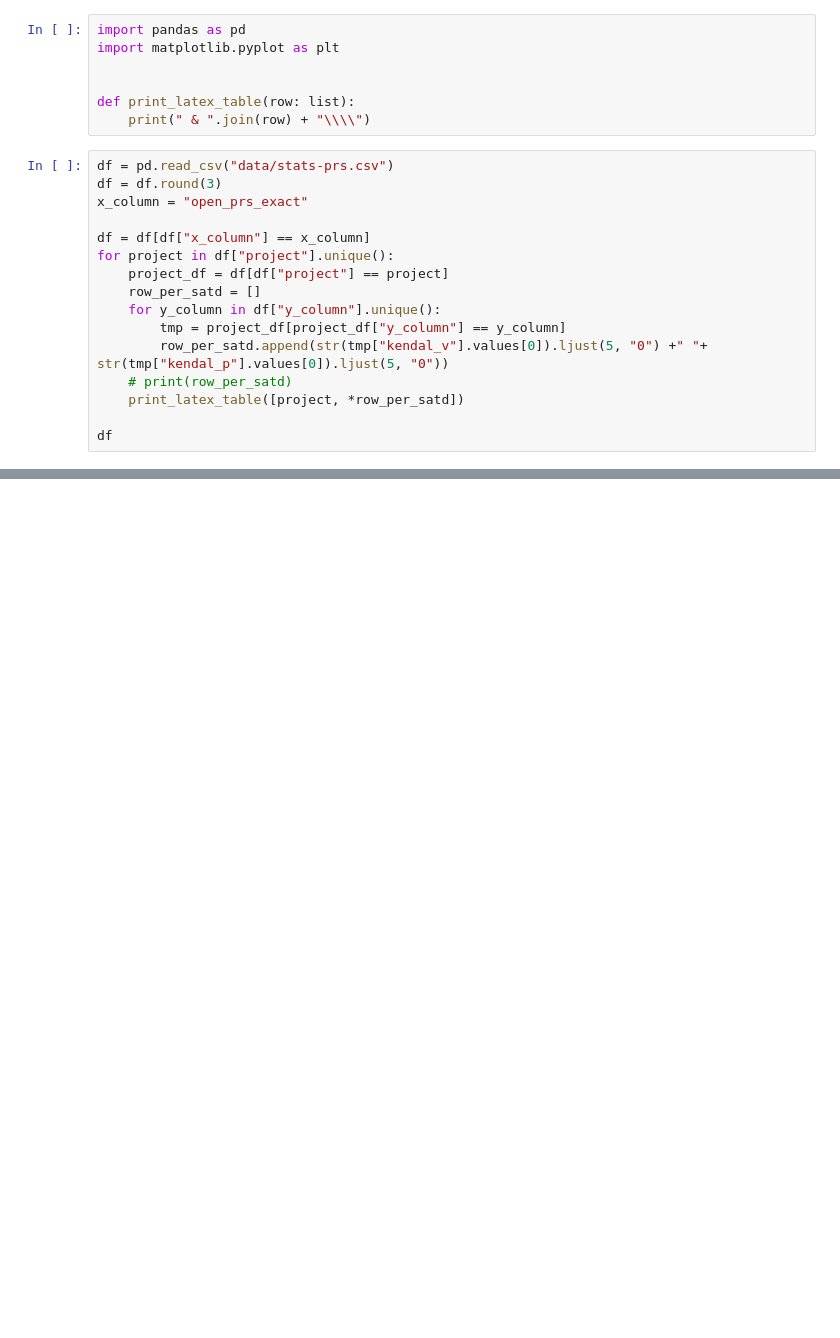
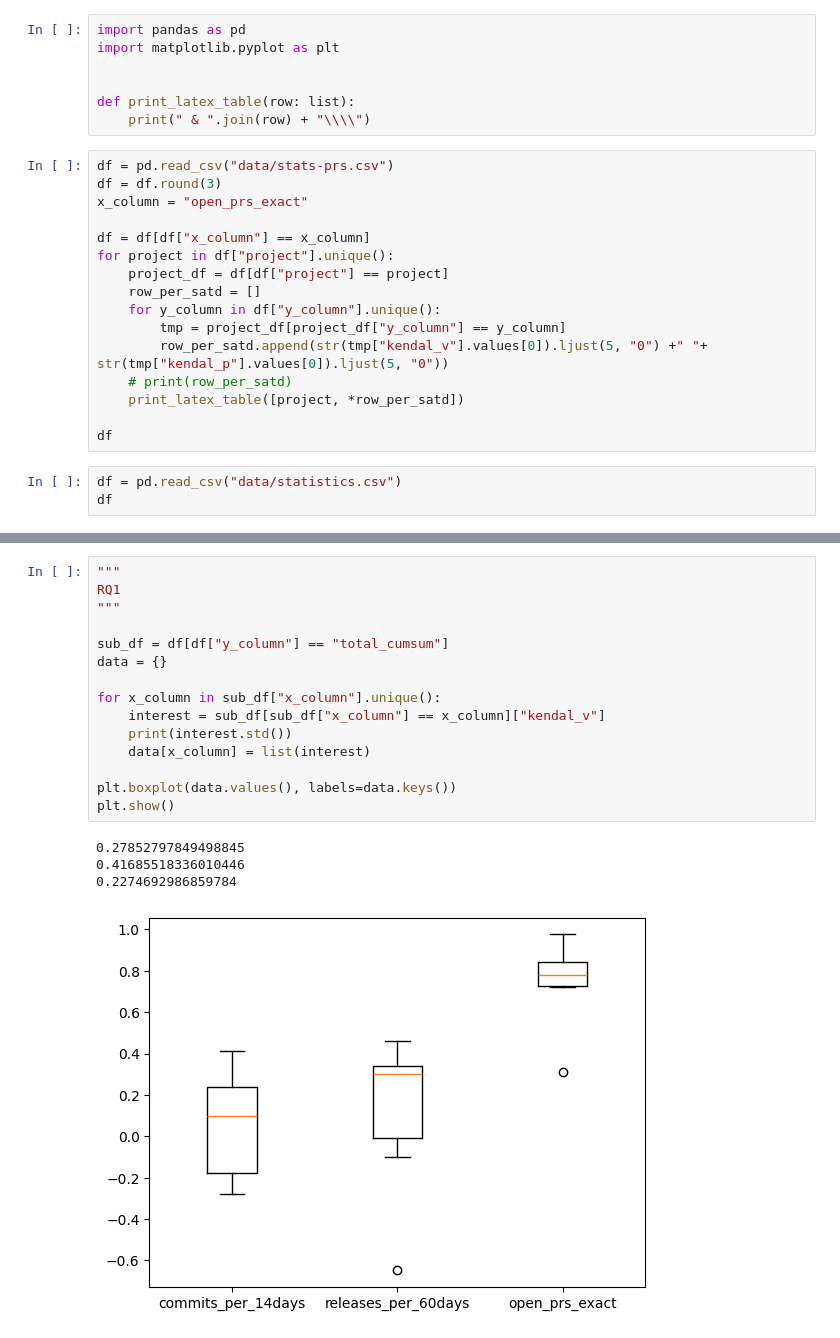
Before and after one commit to patricklindner/satd_finder, a Jupyter notebook: stat_analysis.ipynb, the cells around one changed output, grey strips where cells are left out. Drawn from its saved outputs; the diff is of its cells as text; blank space fills up the shorter version.

```diff
--- a/stat_analysis.ipynb
+++ b/stat_analysis.ipynb
@@ -21,3 +21,6 @@ for project in df["project"].unique():
     print_latex_table([project, *row_per_satd])
 
 df
+# %%
+df = pd.read_csv("data/statistics.csv")
+df
@@ -24,3 +41,23 @@ df
+# %%
+"""
+RQ1
+"""
+
+sub_df = df[df["y_column"] == "total_cumsum"]
+data = {}
+
+for x_column in sub_df["x_column"].unique():
+    interest = sub_df[sub_df["x_column"] == x_column]["kendal_v"]
+    print(interest.std())
+    data[x_column] = list(interest)
+
+plt.boxplot(data.values(), labels=data.keys())
+plt.show()
+# %% [output]
+0.27852797849498845
+0.41685518336010446
+0.2274692986859784
+[figure, added]
 # %%
 
 
```
Also changed, not shown: parts of 2 cells of this notebook, 1 other file.
